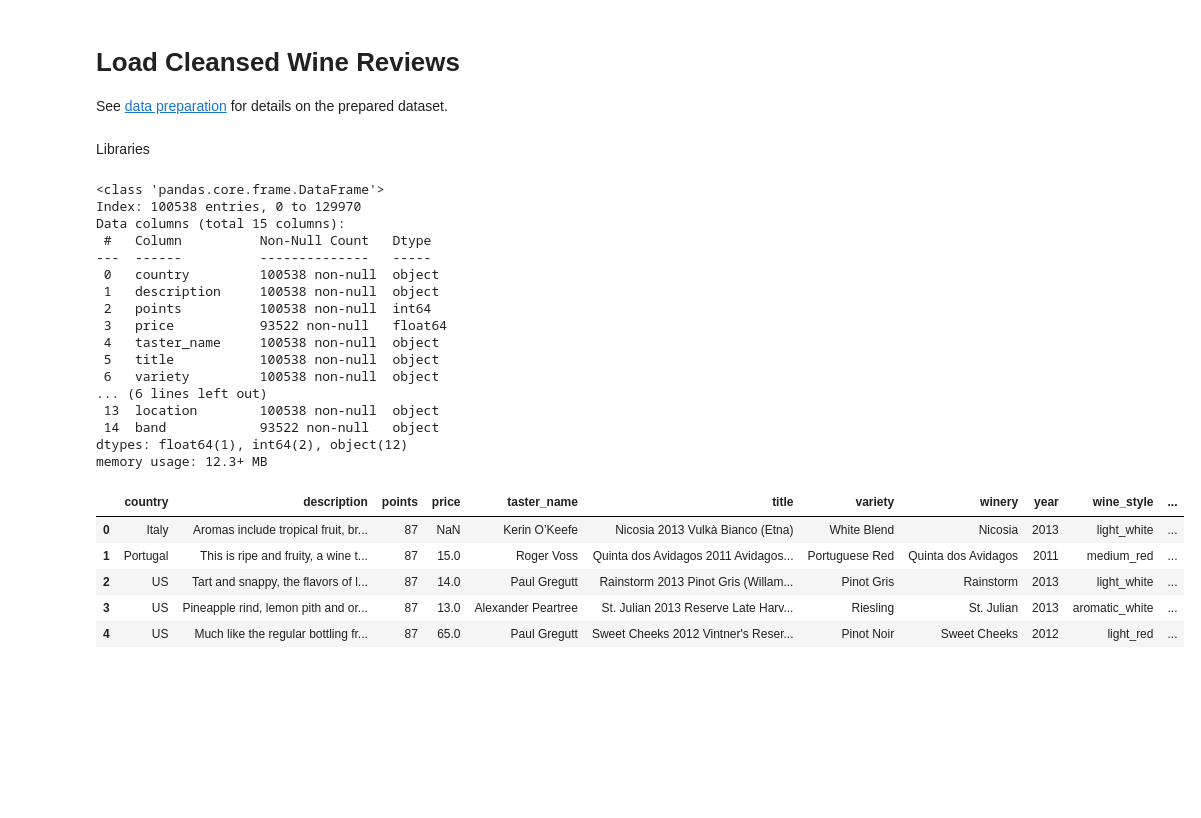
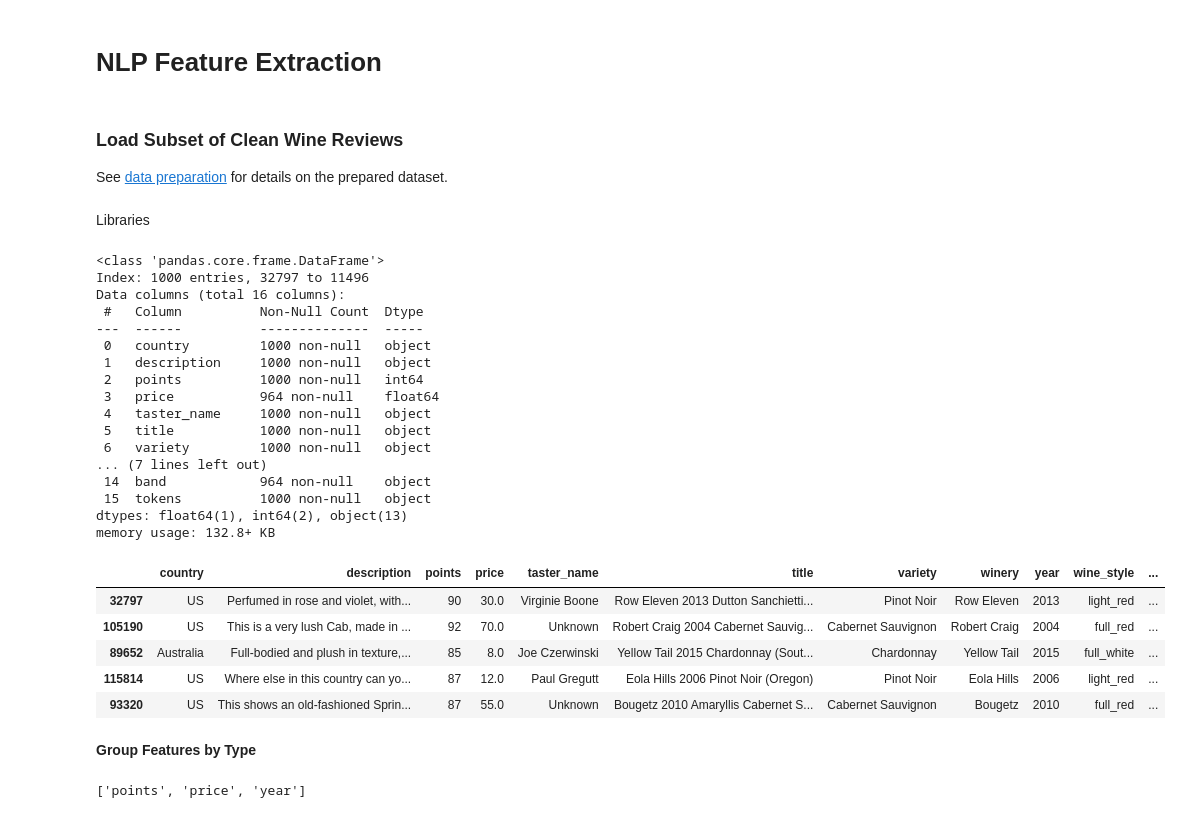
Before and after one commit to pasmith/oenologist, a Jupyter notebook: wine_review-feature_extraction.ipynb, the cells around one changed output. Saved outputs shown, nothing was run; the diff lists cells and outputs as text; code cells hidden in the pictures; blank space fills up the shorter version.

```diff
--- a/wine_review-feature_extraction.ipynb
+++ b/wine_review-feature_extraction.ipynb
@@ -1,5 +1,7 @@
+# %% [markdown]
+# NLP Feature Extraction
 # %% [markdown]
-# Load Cleansed Wine Reviews
+### Load Subset of Clean Wine Reviews
 
 See [data preparation](wine_review-data_preparation.ipynb) for details on the prepared dataset.
 # %% [markdown]
@@ -14,28 +14,35 @@ import seaborn as sns
 # %%
-wine_df = pd.read_parquet('files/wine_review.parquet.gzip')
-wine_df.info()
-wine_df.head()
+wine_df_subset = pd.read_parquet('files/wine_review_subset.parquet.gzip')
+wine_df_subset.info()
+wine_df_subset.head()
 # %% [output]
 <class 'pandas.core.frame.DataFrame'>
-Index: 100538 entries, 0 to 129970
-Data columns (total 15 columns):
- #   Column          Non-Null Count   Dtype
----  ------          --------------   -----
- 0   country         100538 non-null  object
- 1   description     100538 non-null  object
- 2   points          100538 non-null  int64
- 3   price           93522 non-null   float64
- 4   taster_name     100538 non-null  object
- 5   title           100538 non-null  object
- 6   variety         100538 non-null  object
-... (6 lines left out)
- 13  location        100538 non-null  object
- 14  band            93522 non-null   object
-dtypes: float64(1), int64(2), object(12)
-memory usage: 12.3+ MB
+Index: 1000 entries, 32797 to 11496
+Data columns (total 16 columns):
+ #   Column          Non-Null Count  Dtype
+---  ------          --------------  -----
+ 0   country         1000 non-null   object
+ 1   description     1000 non-null   object
+ 2   points          1000 non-null   int64
+ 3   price           964 non-null    float64
+ 4   taster_name     1000 non-null   object
+ 5   title           1000 non-null   object
+ 6   variety         1000 non-null   object
+... (7 lines left out)
+ 14  band            964 non-null    object
+ 15  tokens          1000 non-null   object
+dtypes: float64(1), int64(2), object(13)
+memory usage: 132.8+ KB
 |  | country | description | points | price | taster_name | title | variety | winery | year | wine_style | ... |
-| 0 | Italy | Aromas include tropical fruit, br... | 87 | NaN | Kerin O’Keefe | Nicosia 2013 Vulkà Bianco (Etna) | White Blend | Nicosia | 2013 | light_white | ... |
-| 1 | Portugal | This is ripe and fruity, a wine t... | 87 | 15.0 | Roger Voss | Quinta dos Avidagos 2011 Avidagos... | Portuguese Red | Quinta dos Avidagos | 2011 | medium_red | ... |
-| 2 | US | Tart and snappy, the flavors of l... | 87 | 14.0 | Paul Gregutt | Rainstorm 2013 Pinot Gris (Willam... | Pinot Gris | Rainstorm | 2013 | light_white | ... |
-| 3 | US | Pineapple rind, lemon pith and or... | 87 | 13.0 | Alexander Peartree | St. Julian 2013 Reserve Late Harv... | Riesling | St. Julian | 2013 | aromatic_white | ... |
-| 4 | US | Much like the regular bottling fr... | 87 | 65.0 | Paul Gregutt | Sweet Cheeks 2012 Vintner's Reser... | Pinot Noir | Sweet Cheeks | 2012 | light_red | ... |
+| 32797 | US | Perfumed in rose and violet, with... | 90 | 30.0 | Virginie Boone | Row Eleven 2013 Dutton Sanchietti... | Pinot Noir | Row Eleven | 2013 | light_red | ... |
+| 105190 | US | This is a very lush Cab, made in ... | 92 | 70.0 | Unknown | Robert Craig 2004 Cabernet Sauvig... | Cabernet Sauvignon | Robert Craig | 2004 | full_red | ... |
+| 89652 | Australia | Full-bodied and plush in texture,... | 85 | 8.0 | Joe Czerwinski | Yellow Tail 2015 Chardonnay (Sout... | Chardonnay | Yellow Tail | 2015 | full_white | ... |
+| 115814 | US | Where else in this country can yo... | 87 | 12.0 | Paul Gregutt | Eola Hills 2006 Pinot Noir (Oregon) | Pinot Noir | Eola Hills | 2006 | light_red | ... |
+| 93320 | US | This shows an old-fashioned Sprin... | 87 | 55.0 | Unknown | Bougetz 2010 Amaryllis Cabernet S... | Cabernet Sauvignon | Bougetz | 2010 | full_red | ... |
+# %% [markdown]
+**Group Features by Type**
+# %%
+num_cols = wine_df_subset.select_dtypes(np.number).columns.to_list()
+num_cols
+# %% [output]
+['points', 'price', 'year']
```
Also changed, not shown: parts of 16 cells of this notebook, 5 other files.
